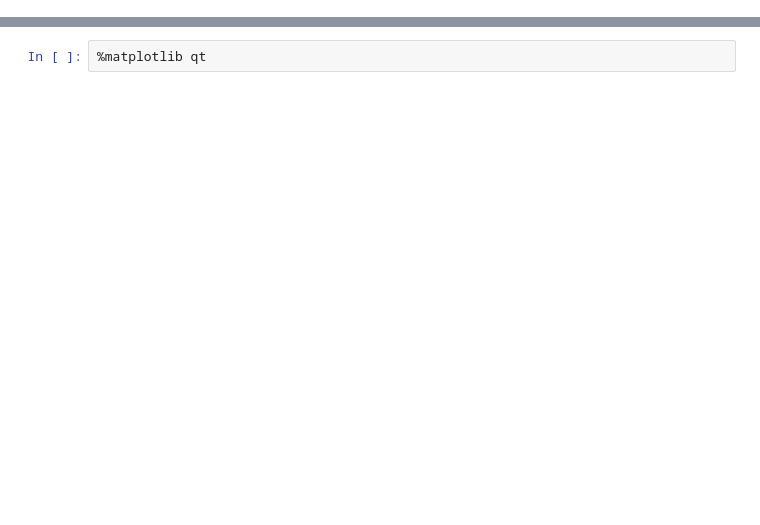
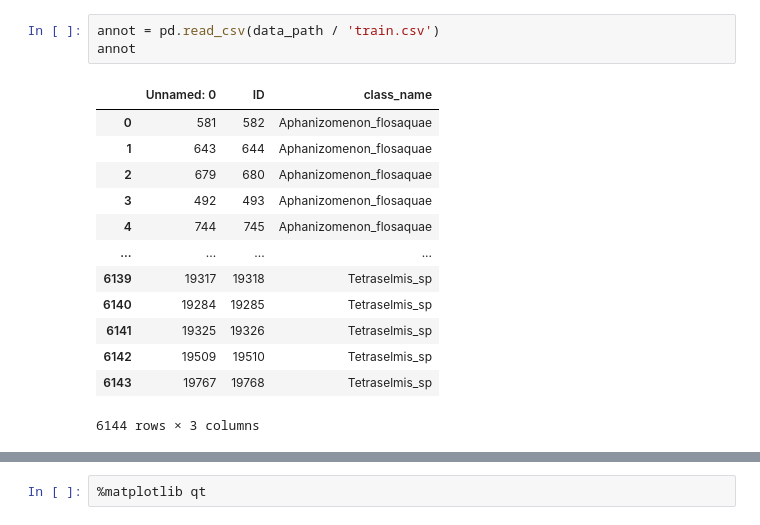
Before and after one commit to imveikka/multimodal_plankton_recognition, a Jupyter notebook: sandbox.ipynb, the cells around one changed output, grey strips where cells are left out. Saved outputs shown, nothing was run; the diff lists cells and outputs as text; blank space fills up the shorter version.

```diff
--- a/sandbox.ipynb
+++ b/sandbox.ipynb
@@ -87,0 +73,17 @@ tensor(0.1557)
+# %%
+annot = pd.read_csv(data_path / 'train.csv')
+annot
+# %% [output]
+|  | Unnamed: 0 | ID | class_name |
+| 0 | 581 | 582 | Aphanizomenon_flosaquae |
+| 1 | 643 | 644 | Aphanizomenon_flosaquae |
+| 2 | 679 | 680 | Aphanizomenon_flosaquae |
+| 3 | 492 | 493 | Aphanizomenon_flosaquae |
+| 4 | 744 | 745 | Aphanizomenon_flosaquae |
+| ... | ... | ... | ... |
+| 6139 | 19317 | 19318 | Tetraselmis_sp |
+| 6140 | 19284 | 19285 | Tetraselmis_sp |
+| 6141 | 19325 | 19326 | Tetraselmis_sp |
+| 6142 | 19509 | 19510 | Tetraselmis_sp |
+| 6143 | 19767 | 19768 | Tetraselmis_sp |
+6144 rows × 3 columns
```
Also changed, not shown: parts of 18 cells of this notebook, 16 other files.
